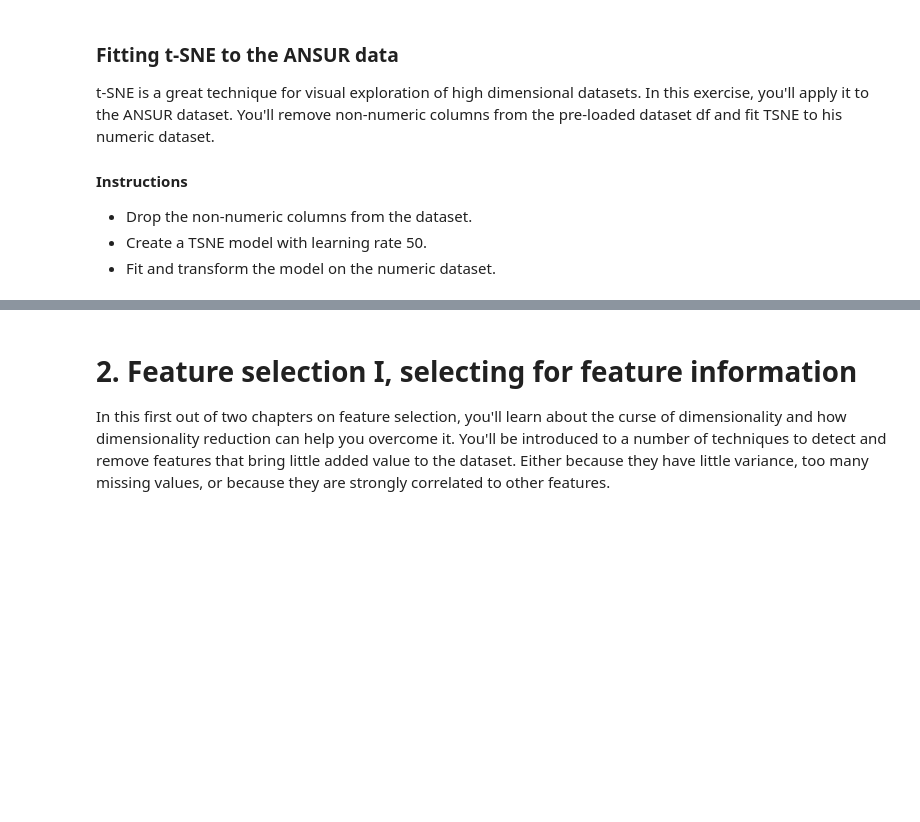
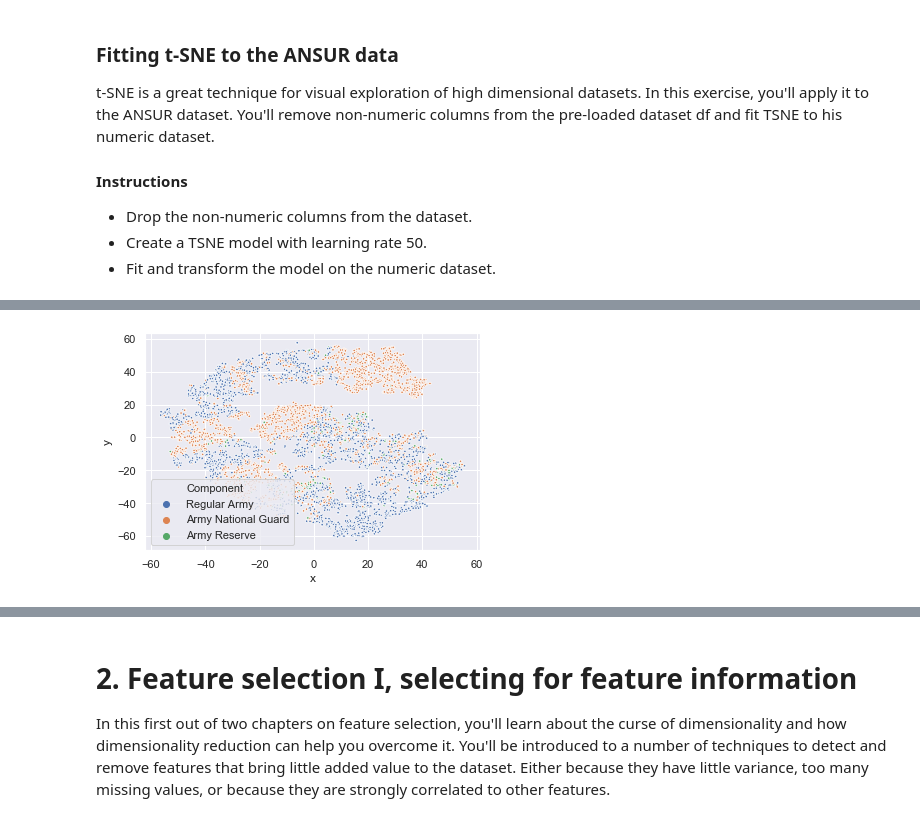
Before and after one commit to ggjuancamilo/DataCamp, a Jupyter notebook: Machine Learning Scientist with python/07- Dimensionality Reduction/Code/Dimensionality Reduction in Python.ipynb, the cells around one changed output, grey strips where cells are left out. Saved outputs shown, nothing was run; the diff lists cells and outputs as text; code cells hidden in the pictures; blank space fills up the shorter version.

```diff
--- a/Machine Learning Scientist with python/07- Dimensionality Reduction/Code/Dimensionality Reduction in Python.ipynb
+++ b/Machine Learning Scientist with python/07- Dimensionality Reduction/Code/Dimensionality Reduction in Python.ipynb
@@ -92,9 +100,9 @@ cols = ['Branch', 'Component', 'Gender', 'abdominalextensiondepthsitting', 'acro
        'thighcircumference', 'thighclearance', 'thumbtipreach', 'tibialheight', 'tragiontopofhead', 'trochanterionheight', 'verticaltrunkcircumferenceusa', 'waistbacklength', 'waistbreadth',
        'waistcircumference', 'waistdepth', 'waistfrontlengthsitting', 'waistheightomphalion', 'wristcircumference', 'wristheight']
 # %%
-ansur_male = pd.read_csv('data/ANSUR_II_MALE.csv')
-ansur_female = pd.read_csv('data/ANSUR_II_FEMALE.csv')
-df = pd.concat([ansur_female,ansur_male], axis = 0)[cols]
+ansur_male = pd.read_csv('data/ANSUR_II_MALE.csv', index_col=0)
+ansur_female = pd.read_csv('data/ANSUR_II_FEMALE.csv', index_col=0)
+df = pd.concat([ansur_female,ansur_male], axis = 0)[cols].reset_index()
 # %% [markdown]
 ### Fitting t-SNE to the ANSUR data
 t-SNE is a great technique for visual exploration of high dimensional datasets. In this exercise, you'll apply it to the ANSUR dataset. You'll remove non-numeric columns from the pre-loaded dataset df and fit TSNE to his numeric dataset.
@@ -108,0 +115,13 @@ non_numeric = ['Branch', 'Gender', 'Component']
+# %%
+# Non-numerical columns in the dataset
+non_numeric = ['Branch', 'Gender', 'Component']
+
+# Drop the non-numerical columns from df
+df_numeric = df.drop(non_numeric, axis=1)
+# %%
+# Create a t-SNE model with learning rate 50
+m = TSNE(learning_rate = 50)
+
+# Fit and transform the t-SNE model on the numeric dataset
+tsne_features = m.fit_transform(df_numeric)
+print(tsne_features.shape)
@@ -108,0 +153,12 @@ non_numeric = ['Branch', 'Gender', 'Component']
+# %%
+df_tsne_features = pd.DataFrame({'x':tsne_features[:,0], 'y': tsne_features[:,1]})
+df = pd.concat([df, df_tsne_features], axis = 1)
+# %%
+sns.set()
+# Color the points according to Army Component
+sns.scatterplot(x="x", y="y", data=df, hue= 'Component', s= 6)
+
+# Show the plot
+plt.show()
+# %% [output]
+[figure, added]
```
Also changed, not shown: parts of 25 cells of this notebook, 7 other files.
